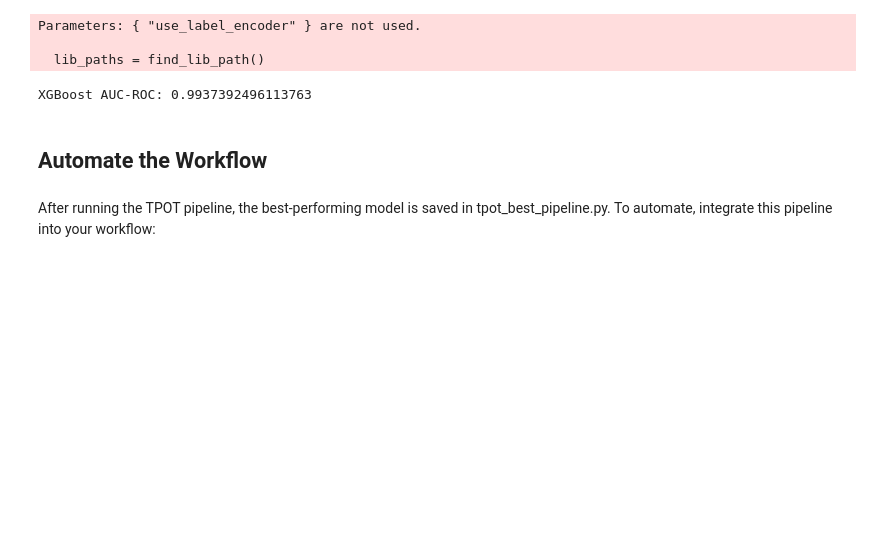
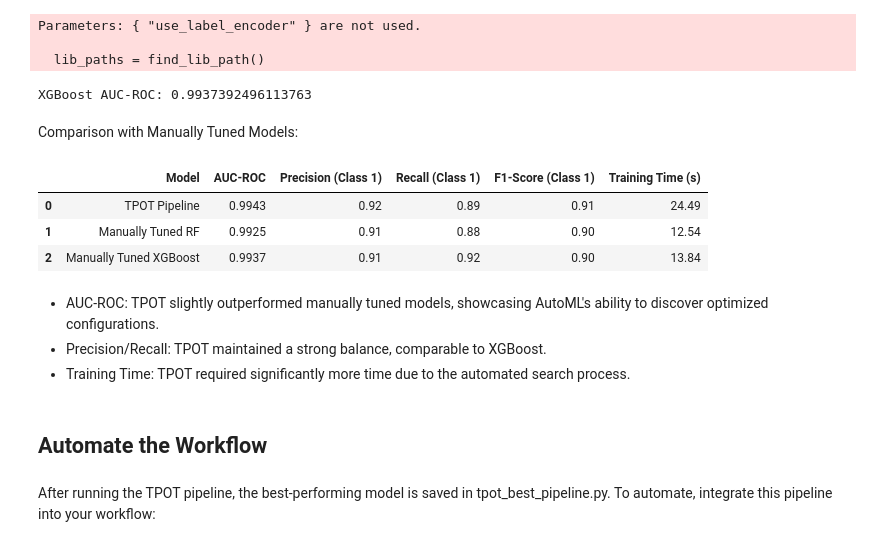
Before and after one commit to Housseem946/Predictive-maintenance-Ml-RL, a Jupyter notebook: Smart_Predictive_Maintenance_for_Industrial_Equipment.ipynb, the cells around one changed output. Cells and saved outputs as stored; diff of their text form; code cells hidden in the pictures; blank space fills up the shorter version.

```diff
--- a/Smart_Predictive_Maintenance_for_Industrial_Equipment.ipynb
+++ b/Smart_Predictive_Maintenance_for_Industrial_Equipment.ipynb
@@ -1168,6 +1245,29 @@ Parameters: { "use_label_encoder" } are not used.
 
   lib_paths = find_lib_path()
 XGBoost AUC-ROC: 0.9937392496113763
+# %% [markdown]
+Comparison with Manually Tuned Models:
+# %%
+comparison_data = {
+    "Model": ["TPOT Pipeline", "Manually Tuned RF", "Manually Tuned XGBoost"],
+    "AUC-ROC": [0.9943, 0.9925, 0.9937],
+    "Precision (Class 1)": [0.92, 0.91, 0.91],
+    "Recall (Class 1)": [0.89, 0.88, 0.92],
+    "F1-Score (Class 1)": [0.91, 0.90, 0.90],
+    "Training Time (s)": [24.49, 12.54, 13.84],
+}
+
+comparison_df = pd.DataFrame(comparison_data)
+comparison_df
+# %% [output]
+|  | Model | AUC-ROC | Precision (Class 1) | Recall (Class 1) | F1-Score (Class 1) | Training Time (s) |
+| 0 | TPOT Pipeline | 0.9943 | 0.92 | 0.89 | 0.91 | 24.49 |
+| 1 | Manually Tuned RF | 0.9925 | 0.91 | 0.88 | 0.90 | 12.54 |
+| 2 | Manually Tuned XGBoost | 0.9937 | 0.91 | 0.92 | 0.90 | 13.84 |
+# %% [markdown]
+* AUC-ROC: TPOT slightly outperformed manually tuned models, showcasing AutoML's ability to discover optimized configurations.
+* Precision/Recall: TPOT maintained a strong balance, comparable to XGBoost.
+* Training Time: TPOT required significantly more time due to the automated search process.
 # %% [markdown]
 ## Automate the Workflow
 # %% [markdown]
```
Also changed, not shown: parts of 42 cells of this notebook.
